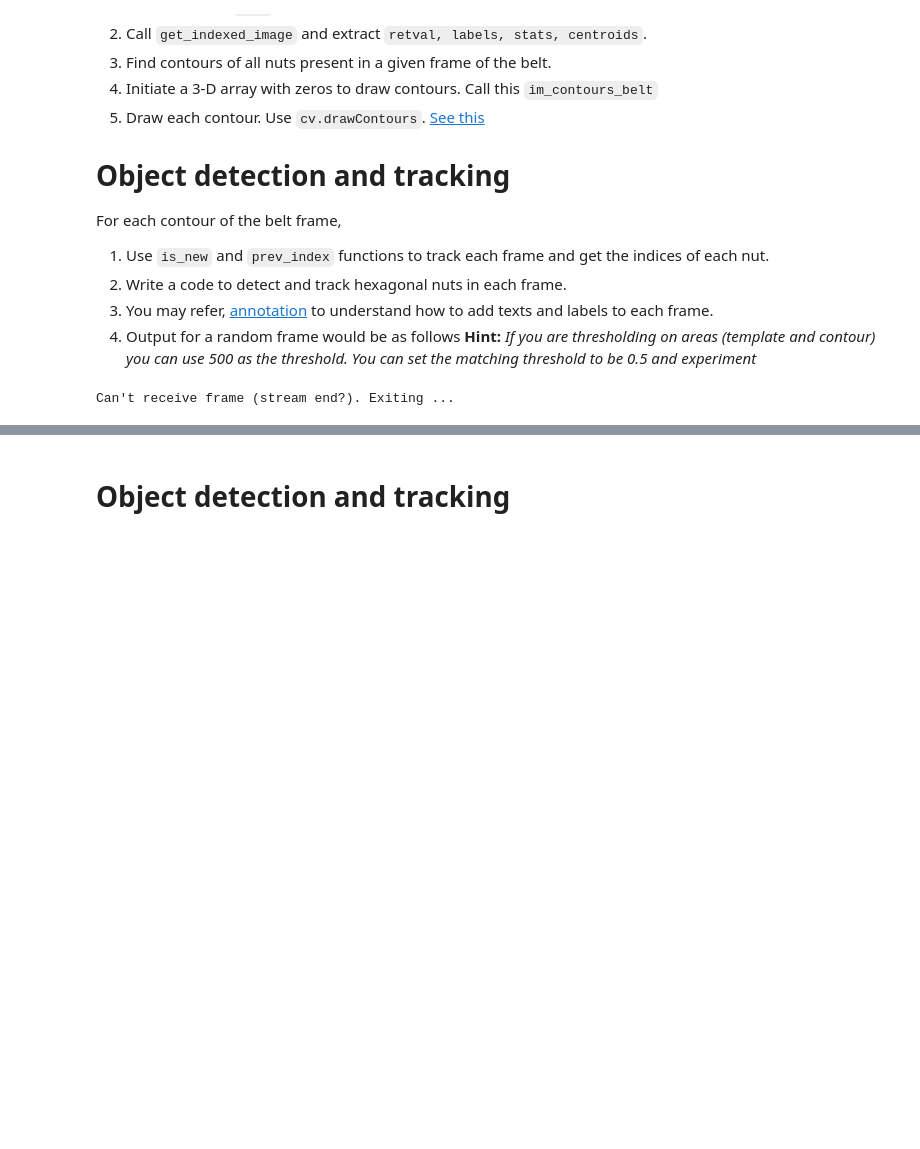
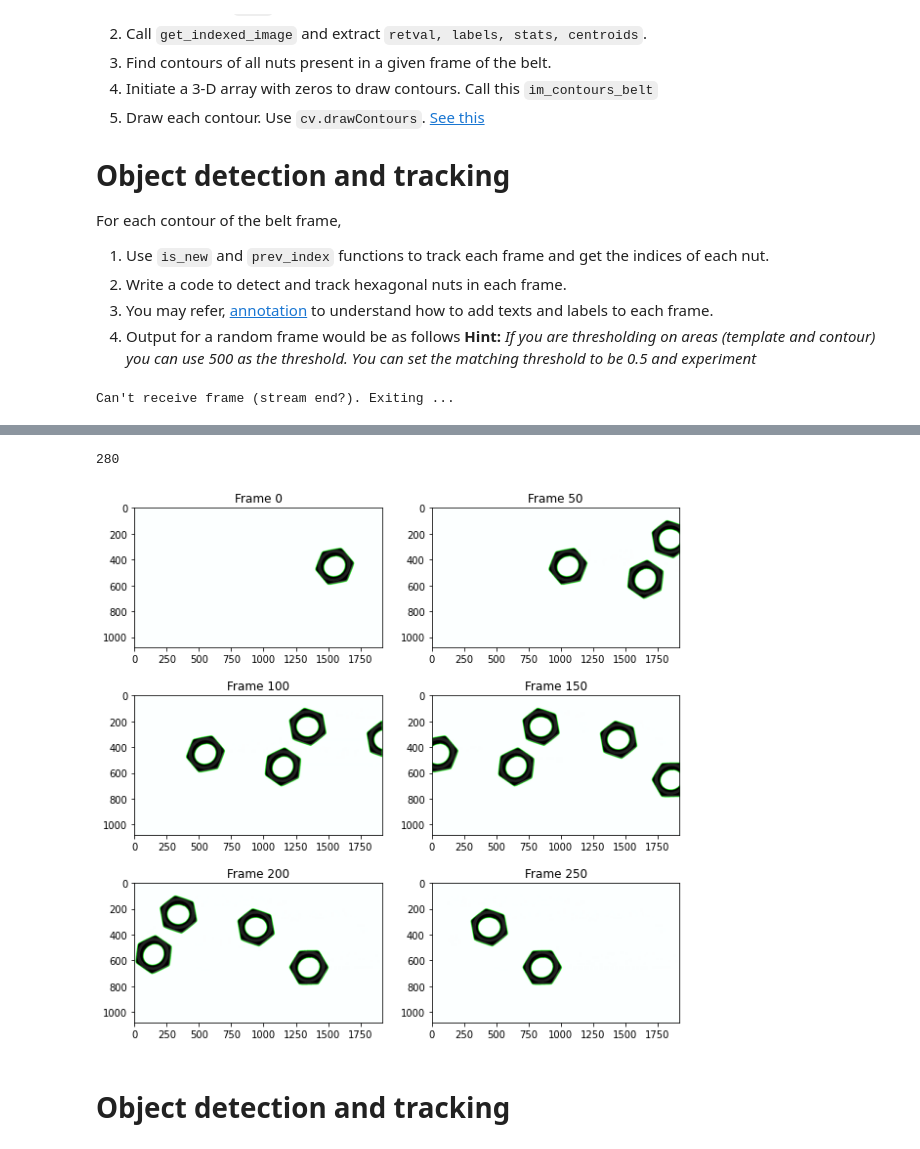
Before and after one commit to pahanmendis/EN2550, a Jupyter notebook: EN2550_2021_Object_Counting_on_a_Convey_Belt.ipynb, the cells around one changed output, grey strips where cells are left out. Cells and saved outputs as stored; diff of their text form; code cells hidden in the pictures; blank space fills up the shorter version.

```diff
--- a/EN2550_2021_Object_Counting_on_a_Convey_Belt.ipynb
+++ b/EN2550_2021_Object_Counting_on_a_Convey_Belt.ipynb
@@ -321,3 +372,18 @@ plt.show()
+# %%
+#visualizing the drawn contours in color frames
+print(len(contourArray))
+rows,cols=3,2
+
+fig, ax = plt. subplots(3,2,figsize=(10,10))
+for row in range(rows):
+  for col in range(cols):
+    labelStr='Frame '+str(int(50*(col+2*row)))
+    ax[row, col].set_title(labelStr)
+    ax[row, col].imshow(contourArray[int(50*(col+2*row))])
+plt.show()
+# %% [output]
+280
+[figure, added]
 # %% [markdown]
 # Object detection and tracking
 # %%
```
Also changed, not shown: parts of 32 cells of this notebook.
